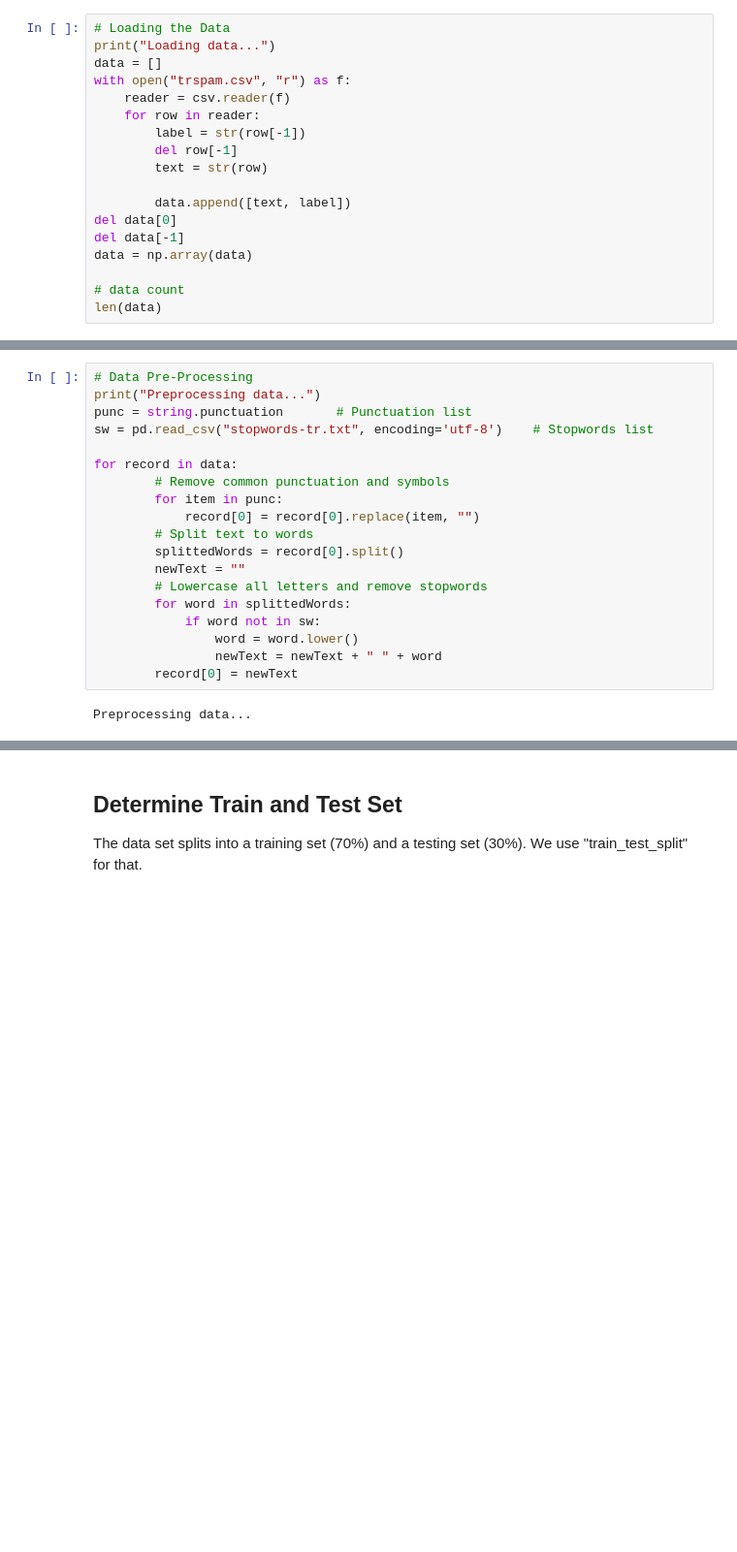
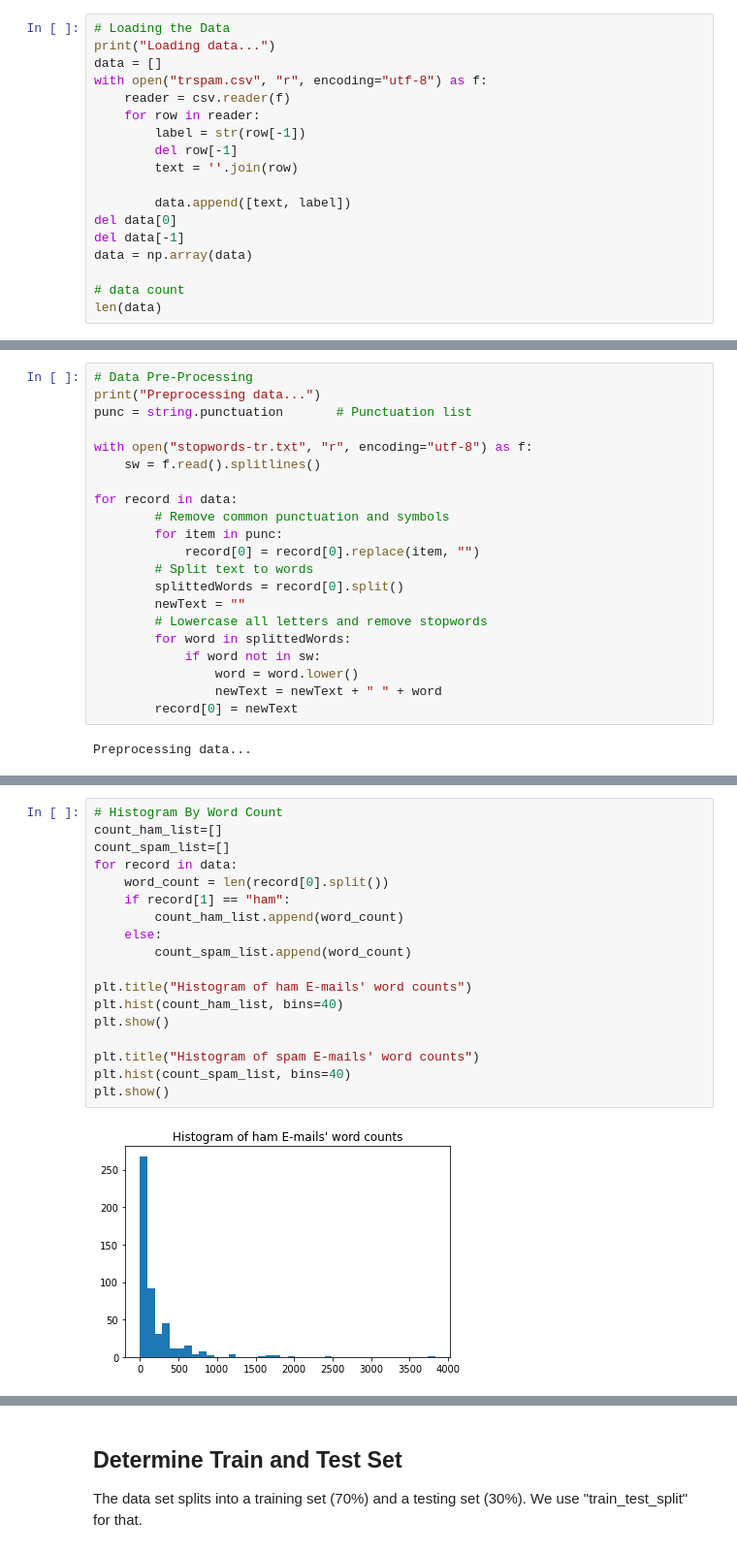
Before and after one commit to yusufarbc/TR-Spam-Mail-Detection, a Jupyter notebook: spam_detection.ipynb, the cells around one changed output, grey strips where cells are left out. Shown at 97% size. Saved outputs shown, nothing was run; the diff lists cells and outputs as text; blank space fills up the shorter version.

```diff
--- a/spam_detection.ipynb
+++ b/spam_detection.ipynb
@@ -97,12 +97,12 @@ The E-mail data set obtained from "Turkish Spam V01 Data Set". It can be found a
 # Loading the Data
 print("Loading data...")
 data = []
-with open("trspam.csv", "r") as f:
+with open("trspam.csv", "r", encoding="utf-8") as f:
     reader = csv.reader(f)
     for row in reader:
         label = str(row[-1])
         del row[-1]
-        text = str(row)
+        text = ''.join(row)
 
         data.append([text, label])
 del data[0]
@@ -129,7 +129,9 @@ And than, iterate over list of words, and if the word is not in stopwords list,
 # Data Pre-Processing
 print("Preprocessing data...")
 punc = string.punctuation       # Punctuation list
-sw = pd.read_csv("stopwords-tr.txt", encoding='utf-8')    # Stopwords list
+
+with open("stopwords-tr.txt", "r", encoding="utf-8") as f:
+    sw = f.read().splitlines()
 
 for record in data:
         # Remove common punctuation and symbols
@@ -148,0 +153,20 @@ Preprocessing data...
+# %%
+# Histogram By Word Count
+count_ham_list=[]
+count_spam_list=[]
+for record in data:
+    word_count = len(record[0].split())
+    if record[1] == "ham":
+        count_ham_list.append(word_count)
+    else:
+        count_spam_list.append(word_count)
+
+plt.title("Histogram of ham E-mails' word counts")
+plt.hist(count_ham_list, bins=40)
+plt.show()
+
+plt.title("Histogram of spam E-mails' word counts")
+plt.hist(count_spam_list, bins=40)
+plt.show()
+# %% [output]
+[figure, added]
```
Also changed, not shown: parts of 12 cells of this notebook.
